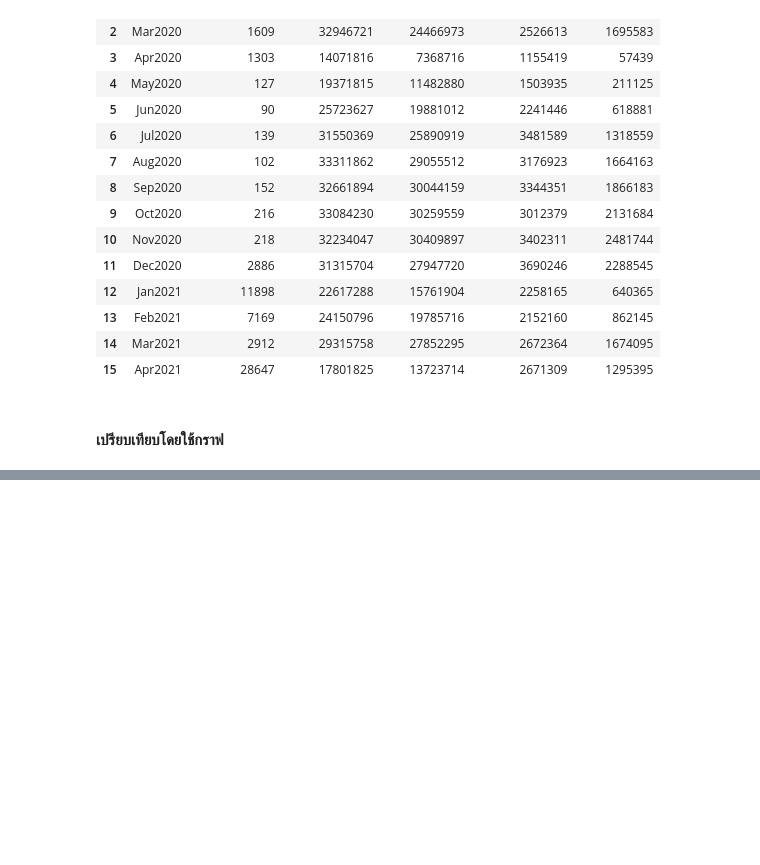
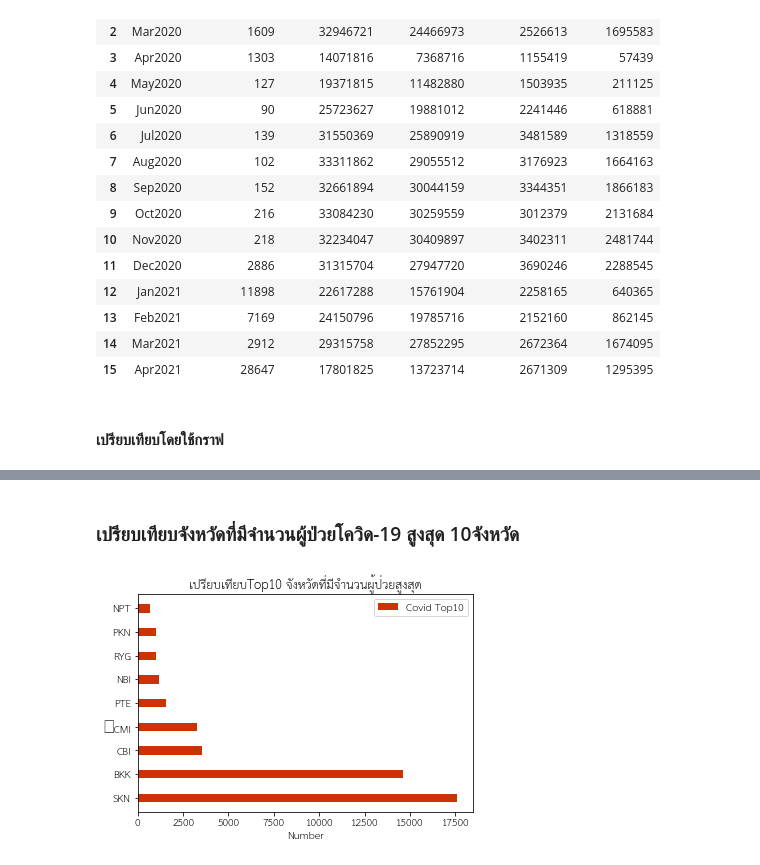
Before and after one commit to bebeam2942/Final_dataviz, a Jupyter notebook: visualization_final_exam.ipynb, the cells around one changed output, grey strips where cells are left out. Cells and saved outputs as stored; diff of their text form; code cells hidden in the pictures; blank space fills up the shorter version.

```diff
--- a/visualization_final_exam.ipynb
+++ b/visualization_final_exam.ipynb
@@ -408,0 +436,4 @@ plt.show()
+# %%
+Covid_19 = covid.groupby('province_of_onset')['No.'].count()
+Covid_19A = pd.DataFrame(Covid_19) #ตารางข้อมูลจำนวนผู้ป่วยในแต้ละจังหวัด
+Covid_19A
@@ -408,0 +455,4 @@ plt.show()
+# %%
+Covid_Top10 = Covid_19.sort_values(ascending=False).head(10) #ข้อมูลTop10 จังหวัดที่มีผู้ป่วยสูงสุด
+DF_covid_Top10 = pd.DataFrame(Covid_Top10)
+DF_covid_Top10
@@ -408,0 +472,18 @@ plt.show()
+# %% [markdown]
+### เปรียบเทียบจังหวัดที่มีจำนวนผู้ป่วยโควิด-19 สูงสุด 10จังหวัด
+# %%
+labels = ['SKN','BKK','CBI','	CMI','PTE','PTE','NBI','RYG','PKN','NPT']
+# %%
+width = 0.35       # the width of the bars: can also be len(x) sequence
+
+fig, ax = plt.subplots()
+
+ax.barh(labels,Covid_Top10, width,label='Covid Top10',color = '#CC3300')
+
+ax.set_xlabel('Number')
+ax.set_title('เปรียบเทียบTop10 จังหวัดที่มีจำนวนผู้ป่วยสูงสุด')
+ax.legend()
+
+plt.show()
+# %% [output]
+[figure, added]
```
Also changed, not shown: parts of 22 cells of this notebook.
